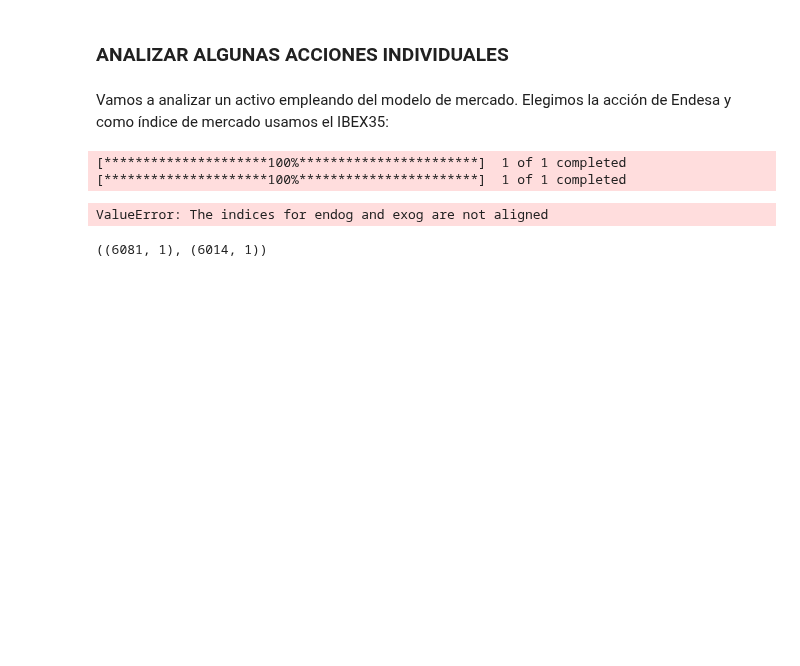
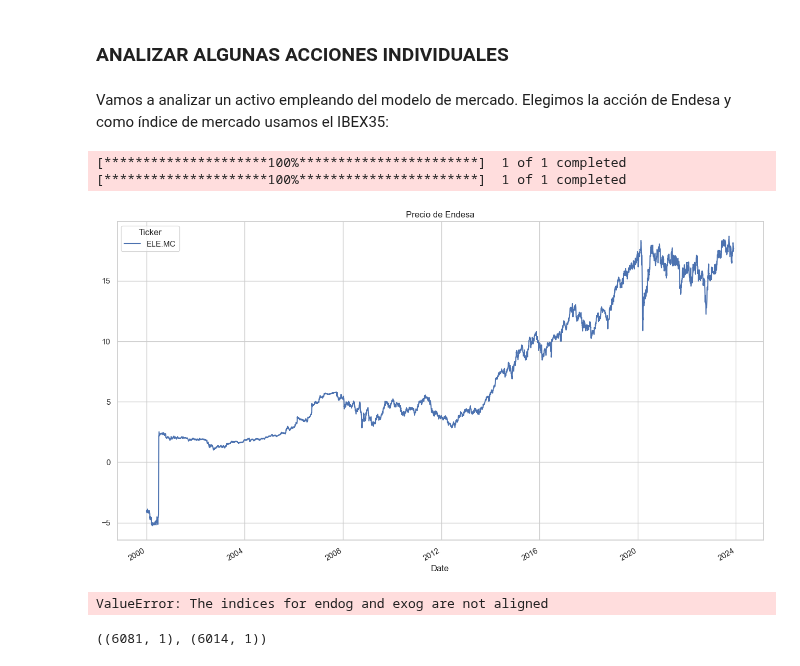
Before and after one commit to alfonso-santos/microcredencial-carteras-python, a Jupyter notebook: Tema_4_CAPM/src/modelo-mercado-solucion.ipynb, the cells around one changed output. Drawn from its saved outputs; the diff is of its cells as text; code cells hidden in the pictures; blank space fills up the shorter version.

```diff
--- a/Tema_4_CAPM/src/modelo-mercado-solucion.ipynb
+++ b/Tema_4_CAPM/src/modelo-mercado-solucion.ipynb
@@ -122,3 +122,8 @@ rendimientos_ibex35 = np.log(precios_ibex35).diff().dropna()
 # %% [output]
 [*********************100%***********************]  1 of 1 completed
 [*********************100%***********************]  1 of 1 completed
+# %%
+precios_endesa.plot(title="Precio de Endesa")
+plt.show()
+# %% [output]
+[figure, added]
```
Also changed, not shown: parts of 7 cells of this notebook, 1 other file.
